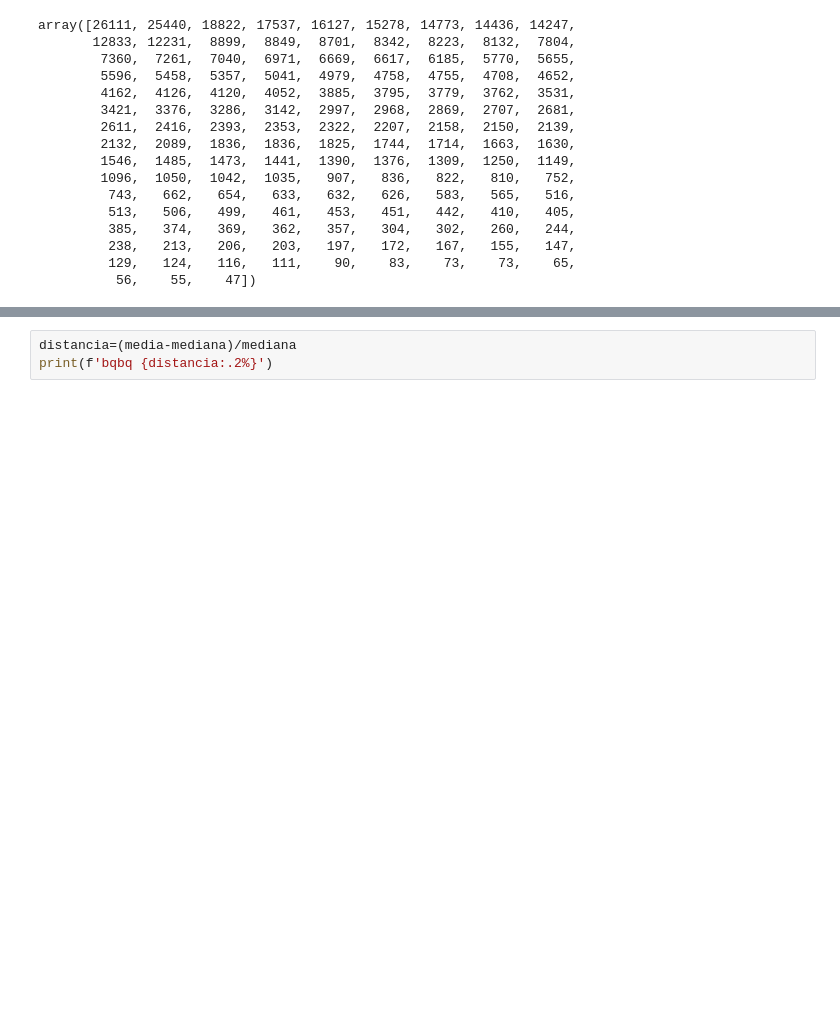
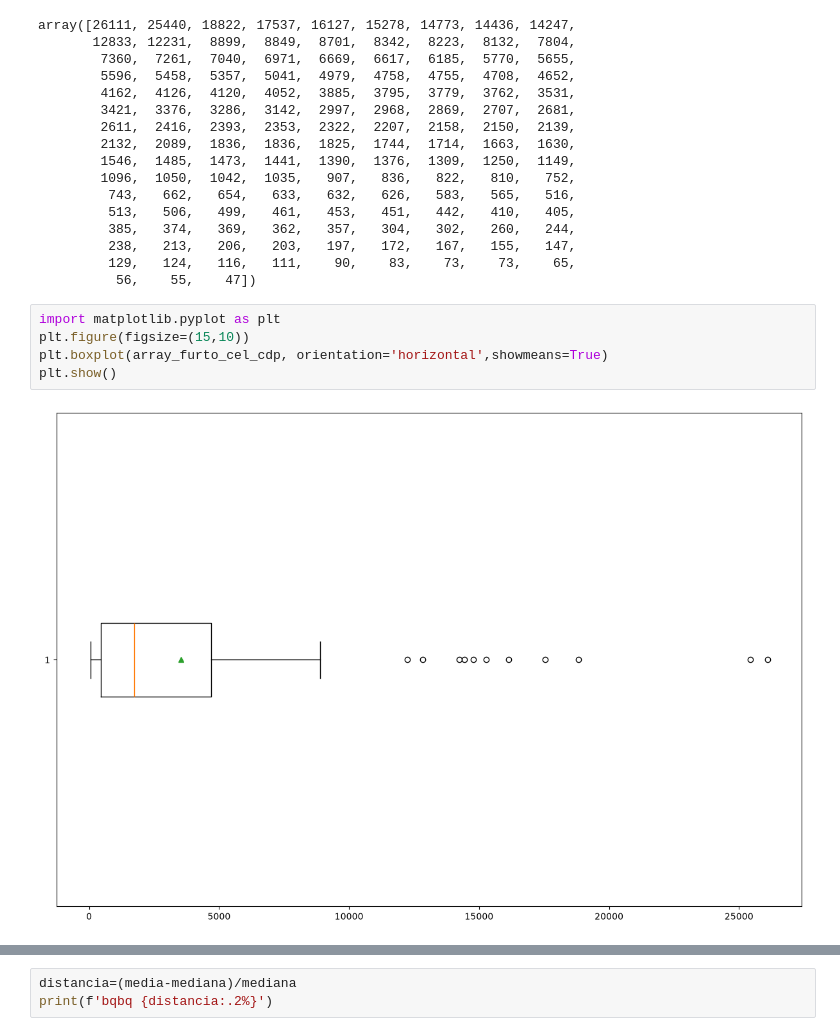
Before and after one commit to geolucascarvalho/UC2, a Jupyter notebook: isp dados.ipynb, the cells around one changed output, grey strips where cells are left out. Saved outputs shown, nothing was run; the diff lists cells and outputs as text; blank space fills up the shorter version.

```diff
--- a/isp dados.ipynb
+++ b/isp dados.ipynb
@@ -151,4 +151,11 @@ array([26111, 25440, 18822, 17537, 16127, 15278, 14773, 14436, 14247,
          238,   213,   206,   203,   197,   172,   167,   155,   147,
          129,   124,   116,   111,    90,    83,    73,    73,    65,
           56,    55,    47])
+# %%
+import matplotlib.pyplot as plt
+plt.figure(figsize=(15,10))
+plt.boxplot(array_furto_cel_cdp, orientation='horizontal',showmeans=True)
+plt.show()
+# %% [output]
+[figure, added]
 # %%
```
Also changed, not shown: parts of 3 cells of this notebook, 2 other files.
